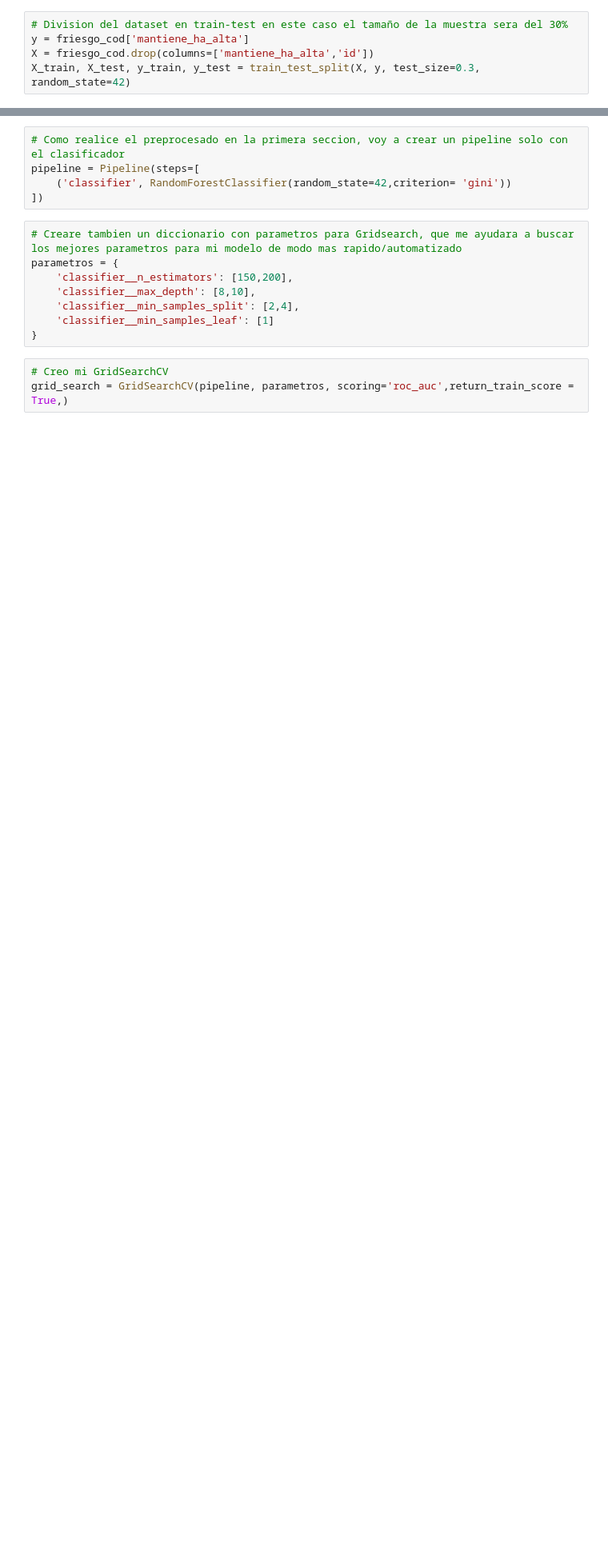
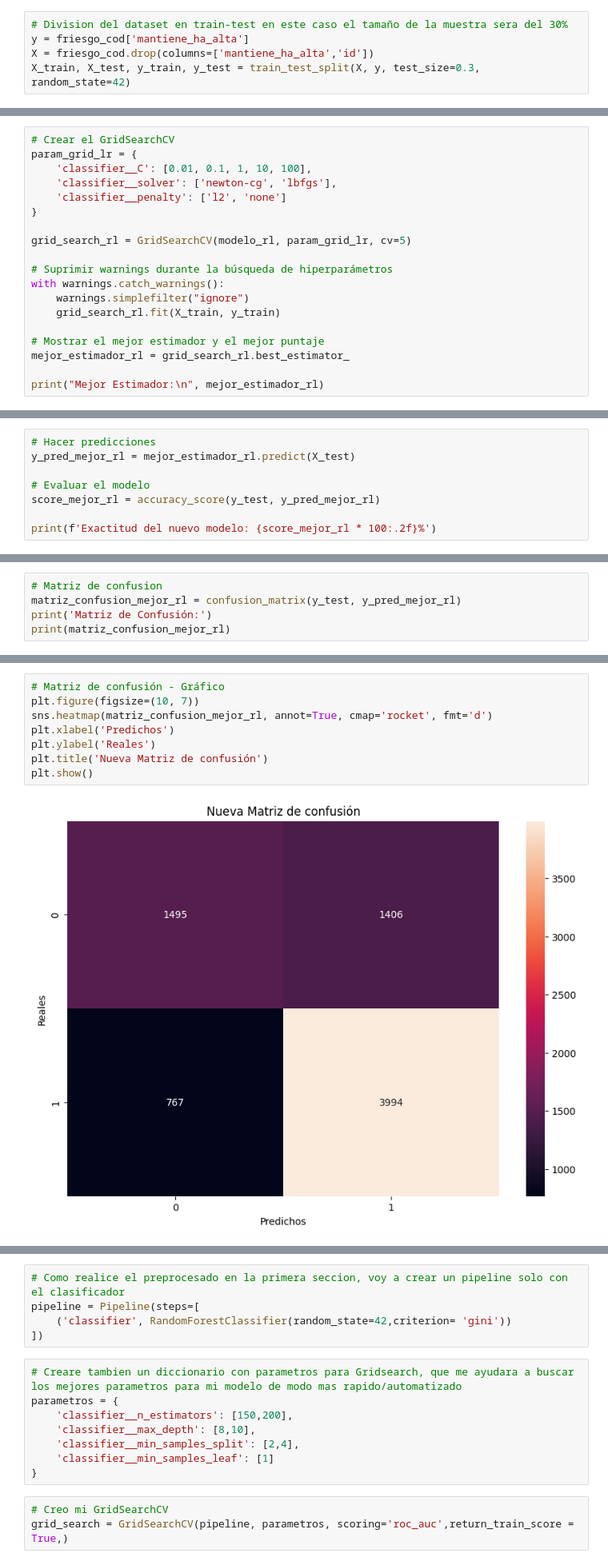
Before and after one commit to Data-Science-YPF/factores_riesgo, a Jupyter notebook: ModelosClasificacion.ipynb, the cells around one changed output, grey strips where cells are left out. Shown at 80% size. Drawn from its saved outputs; the diff is of its cells as text; blank space fills up the shorter version.

```diff
--- a/ModelosClasificacion.ipynb
+++ b/ModelosClasificacion.ipynb
@@ -113,0 +211,19 @@ X_train, X_test, y_train, y_test = train_test_split(X, y, test_size=0.3, random_
+# %%
+# Crear el GridSearchCV
+param_grid_lr = {
+    'classifier__C': [0.01, 0.1, 1, 10, 100],
+    'classifier__solver': ['newton-cg', 'lbfgs'],
+    'classifier__penalty': ['l2', 'none']
+}
+
+grid_search_rl = GridSearchCV(modelo_rl, param_grid_lr, cv=5)
+
+# Suprimir warnings durante la búsqueda de hiperparámetros
+with warnings.catch_warnings():
+    warnings.simplefilter("ignore")
+    grid_search_rl.fit(X_train, y_train)
+
+# Mostrar el mejor estimador y el mejor puntaje
+mejor_estimador_rl = grid_search_rl.best_estimator_
+
+print("Mejor Estimador:\n", mejor_estimador_rl)
@@ -113,0 +242,8 @@ X_train, X_test, y_train, y_test = train_test_split(X, y, test_size=0.3, random_
+# %%
+# Hacer predicciones
+y_pred_mejor_rl = mejor_estimador_rl.predict(X_test)
+
+# Evaluar el modelo
+score_mejor_rl = accuracy_score(y_test, y_pred_mejor_rl)
+
+print(f'Exactitud del nuevo modelo: {score_mejor_rl * 100:.2f}%')
@@ -113,0 +256,5 @@ X_train, X_test, y_train, y_test = train_test_split(X, y, test_size=0.3, random_
+# %%
+# Matriz de confusion
+matriz_confusion_mejor_rl = confusion_matrix(y_test, y_pred_mejor_rl)
+print('Matriz de Confusión:')
+print(matriz_confusion_mejor_rl)
@@ -113,0 +265,10 @@ X_train, X_test, y_train, y_test = train_test_split(X, y, test_size=0.3, random_
+# %%
+# Matriz de confusión - Gráfico
+plt.figure(figsize=(10, 7))
+sns.heatmap(matriz_confusion_mejor_rl, annot=True, cmap='rocket', fmt='d')
+plt.xlabel('Predichos')
+plt.ylabel('Reales')
+plt.title('Nueva Matriz de confusión')
+plt.show()
+# %% [output]
+[figure, added]
```
Also changed, not shown: parts of 56 cells of this notebook.
